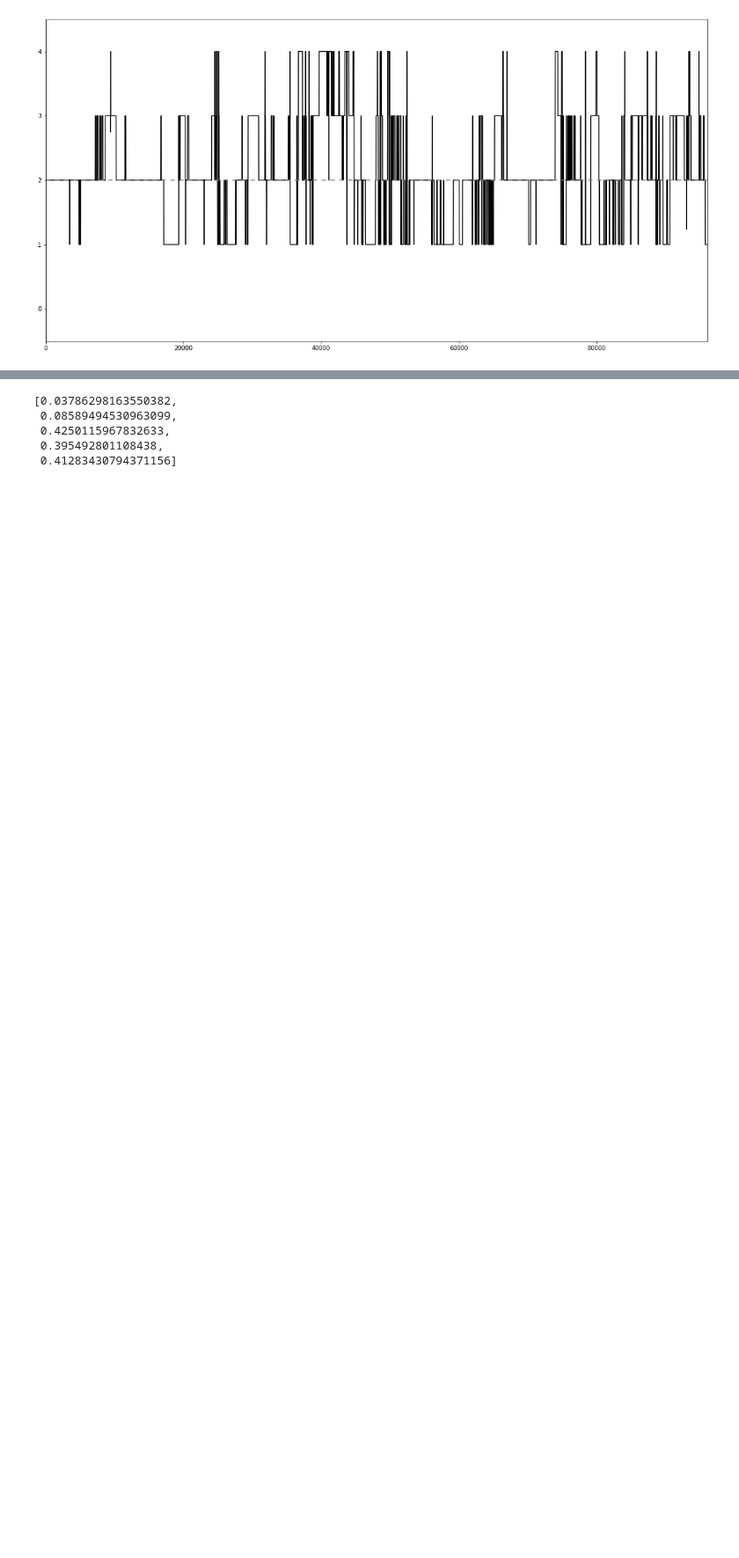
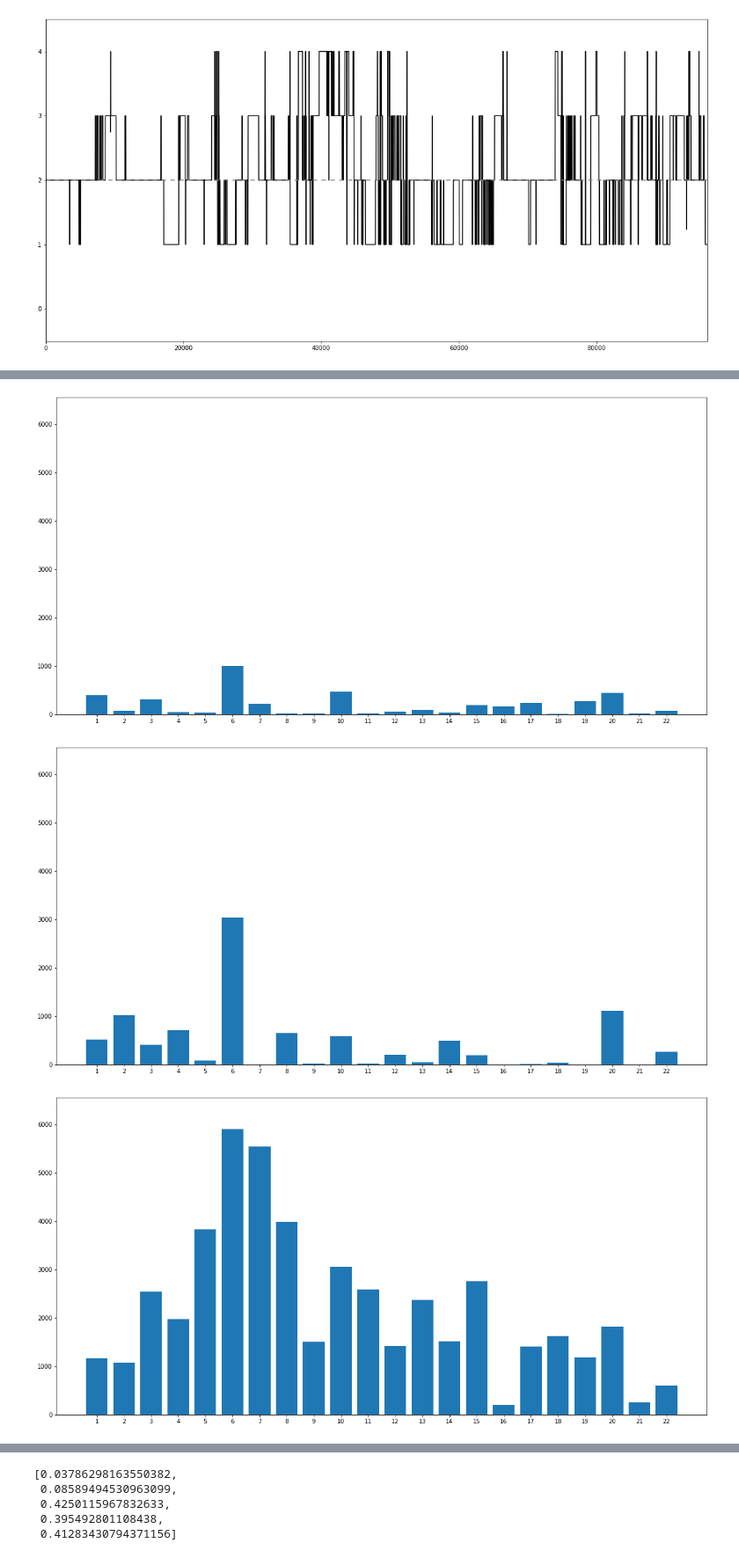
Before and after one commit to martinbudinsky3/BP-tumor-classifier, a Jupyter notebook: main.ipynb, the cells around one changed output, grey strips where cells are left out. Shown: that part at 88% size. Drawn from its saved outputs; the diff is of its cells as text; code cells hidden in the pictures; blank space fills up the shorter version.

```diff
--- a/main.ipynb
+++ b/main.ipynb
@@ -219,7 +230,7 @@ def count_genome_areas(bins):
 # %%
 def visualize_areas_bar(areas, ylim=None):
     fig, ax = plt.subplots(figsize=(20,10))
-    ax.bar(chromosome_names[:-2], areas)
+    ax.bar(chromosome_names, areas)
     ax.set_ylim(ylim)
 # %%
 # count relative areas of chromosomes against their lengths
@@ -428,0 +419,8 @@ for tumor_areas in tumors_areas:
+# %%
+# visualizing areas of every single chromosome of every single tumor
+for tumor_areas in tumors_areas:
+    visualize_areas_bar(tumor_areas, ylim=[0, np.max(tumors_areas)+100])
+# %% [output]
+[figure, added]
+[figure, added]
+[figure, added]
```
Also changed, not shown: parts of 27 cells of this notebook, 1 other file.
